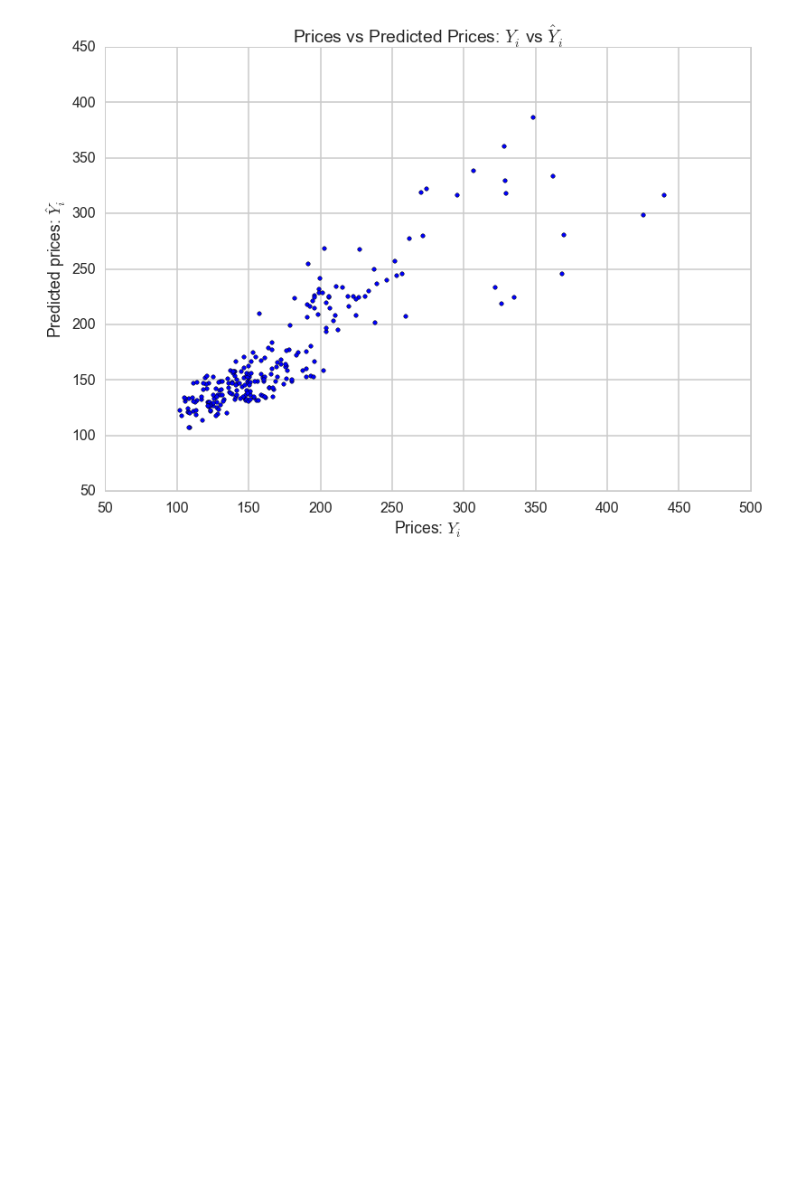
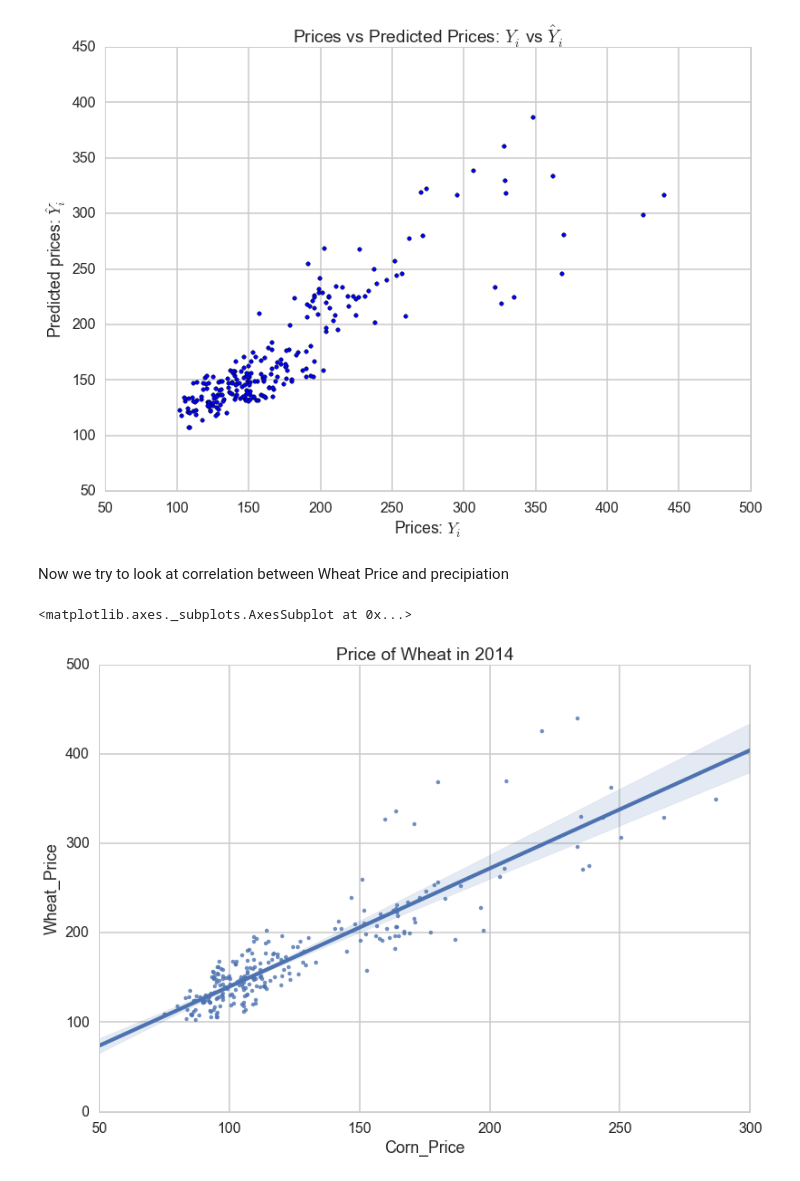
Before and after one commit to dwang953/109-Project, a Jupyter notebook: working_notebooks/NaiveLinearRegression.ipynb, the cells around one changed output. Cells and saved outputs as stored; diff of their text form; code cells hidden in the pictures; blank space fills up the shorter version.

```diff
--- a/working_notebooks/NaiveLinearRegression.ipynb
+++ b/working_notebooks/NaiveLinearRegression.ipynb
@@ -105,3 +104,15 @@ plt.title("Prices vs Predicted Prices: $Y_i$ vs $\hat{Y}_i$")
 # %% [output]
 <matplotlib.text.Text at 0x...>
 [figure]
+# %% [markdown]
+Now we try to look at correlation between Wheat Price and precipiation
+# %%
+big_df=pd.read_csv("../cleaned_data/dftouse.csv")
+big_df.head()
+plt.xlabel('Corn Price')
+plt.ylabel('Price')
+plt.title('Price of Wheat in 2014')
+sns.regplot( x="Corn_Price", y="Wheat_Price", data=big_df, fit_reg = True)
+# %% [output]
+<matplotlib.axes._subplots.AxesSubplot at 0x...>
+[figure, added]
```
Also changed, not shown: parts of 6 cells of this notebook, 2 other files.
